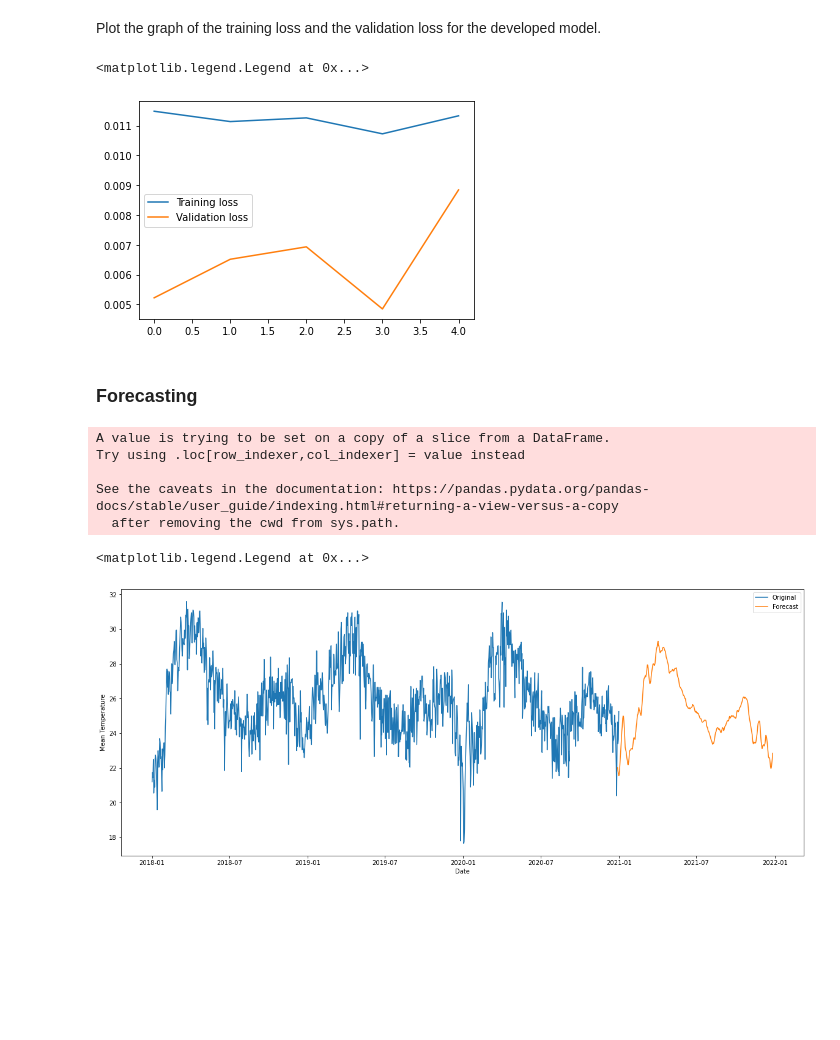
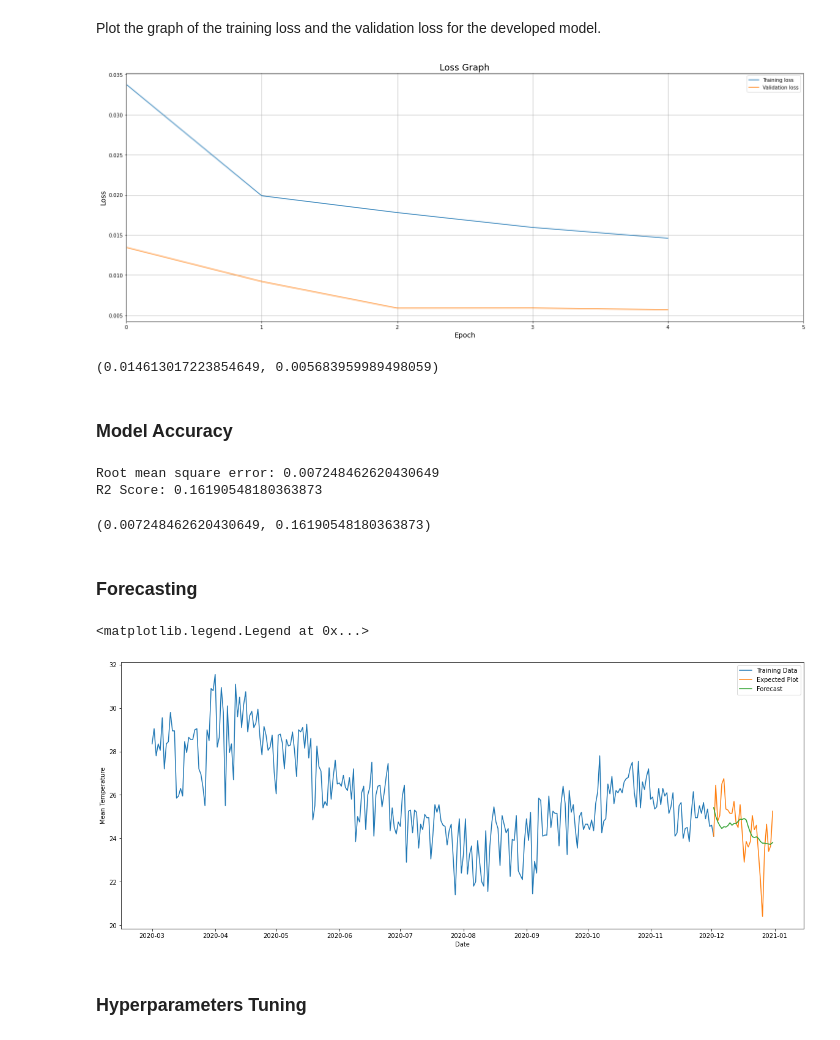
Before and after one commit to olanrewajufarooq/WeatherForecast-LSTMModel, a Jupyter notebook: WeatherForecast-LSTM.ipynb, the cells around one changed output. Drawn from its saved outputs; the diff is of its cells as text; code cells hidden in the pictures; blank space fills up the shorter version.

Commit message:
Model HyperParameter Tuning Commencement

```diff
--- a/WeatherForecast-LSTM.ipynb
+++ b/WeatherForecast-LSTM.ipynb
@@ -106,3 +118,3 @@ def train_test_data_for_lstm(data, n_past, n_future=1, view_shape=False):
 # %%
-trainX, trainY = train_test_data_for_lstm(data_array, 28, 1, True)
+(trainX, trainY), (testX, testY) = train_test_data_for_lstm(data_array, 21, 1, 30, True)
 # %% [output]
@@ -111,10 +126,15 @@ trainY shape == (1068, 1).
 # %%
 model = Sequential()
-model.add(LSTM(64, activation='relu', input_shape=(trainX.shape[1], trainX.shape[2]), return_sequences=True))
-model.add(LSTM(32, activation='relu', return_sequences=False))
+model.add(Conv1D(filters=32, kernel_size=3, strides=1, padding="causal", activation="relu", input_shape=(trainX.shape[1], trainX.shape[2])))
+model.add(Bidirectional(LSTM(50, activation='relu', return_sequences=True)))
+model.add(Bidirectional(LSTM(50, activation='relu', return_sequences=True)))
+model.add(Bidirectional(LSTM(50, activation='relu', return_sequences=False)))
+model.add(Dropout(0.2))
+model.add(Dense(50))
+model.add(Dropout(0.2))
+model.add(Dense(25))
 model.add(Dropout(0.2))
 model.add(Dense(trainY.shape[1]))
-
 model.compile(optimizer='adam', loss='mse')
 model.summary()
 # %% [output]
@@ -137,3 +167,3 @@ _________________________________________________________________
 # %%
-weather_model = model.fit(trainX, trainY, epochs=5, batch_size=16, validation_split=0.1, verbose=1)
+weather_model = model.fit(trainX, trainY, epochs=5, batch_size=8, validation_split=0.1, verbose=1)
 # %% [output]
@@ -151,9 +181,25 @@ Epoch 5/5
 # %% [markdown]
 Plot the graph of the training loss and the validation loss for the developed model.
 # %%
+plt.figure(figsize=(20, 8))
+
 plt.plot(weather_model.history['loss'], label='Training loss')
 plt.plot(weather_model.history['val_loss'], label='Validation loss')
+
+plt.title('Loss Graph', fontsize=18)
+plt.xlabel('Epoch', fontsize=14)
+plt.ylabel('Loss', fontsize=14)
 plt.legend()
+
+plt.xlim(0, len(weather_model.history['val_loss']))
+
+plt.tight_layout()
+plt.grid(True)
 # %% [output]
-<matplotlib.legend.Legend at 0x...>
-[figure, old version]
+[figure, new version]
+# %%
+min(weather_model.history['loss']), min(weather_model.history['val_loss'])
+# %% [output]
+(0.014613017223854649, 0.005683959989498059)
+# %% [markdown]
+### Model Accuracy
@@ -160,3 +220,9 @@ plt.legend()
+# %%
+model_accuracy(model, testX, testY, True)
+# %% [output]
+Root mean square error: 0.007248462620430649
+R2 Score: 0.16190548180363873
+(0.007248462620430649, 0.16190548180363873)
 # %% [markdown]
 ### Forecasting
 # %%
@@ -171,19 +237,23 @@ y_pred_future = scaler.inverse_transform(forecast_copies)[:, -1]
 # %%
-before_predict_df = data_df[['Date', 'Mean Temperature']]
-predict_df = pd.DataFrame({'Date':np.array(forecast_dates), 'Mean Temperature':y_pred_future})
+train_df = pd.DataFrame({'Date':np.array(data_df['Date'][0:-n_future+1]), 'Mean Temperature':np.array(data_df['Mean Temperature'][0:-n_future+1])})
+test_df = pd.DataFrame({'Date':np.array(data_df['Date'][-n_future:]), 'Mean Temperature':np.array(data_df['Mean Temperature'][-n_future:])})
+predict_df = pd.DataFrame({'Date':np.array(forecast_dates), 'Mean Temperature':y_pred})
 
-before_predict_df['Date'] = pd.to_datetime(before_predict_df['Date'])
+train_df['Date'] = pd.to_datetime(train_df['Date'])
+test_df['Date'] = pd.to_datetime(test_df['Date'])
 predict_df['Date'] = pd.to_datetime(predict_df['Date'])
 
+train_df = train_df.loc[train_df['Date'] >= '2020-3-1']
+
+
 plt.figure(figsize=(20, 8))
-sb.lineplot(before_predict_df['Date'], before_predict_df['Mean Temperature'])
+sb.lineplot(train_df['Date'], train_df['Mean Temperature'])
+sb.lineplot(test_df['Date'], test_df['Mean Temperature'])
 sb.lineplot(predict_df['Date'], predict_df['Mean Temperature'])
-plt.legend(['Original', 'Forecast'])
+
+plt.legend(['Training Data', 'Expected Plot', 'Forecast'])
 # %% [output]
-A value is trying to be set on a copy of a slice from a DataFrame.
-Try using .loc[row_indexer,col_indexer] = value instead
-
-See the caveats in the documentation: https://pandas.pydata.org/pandas-docs/stable/user_guide/indexing.html#returning-a-view-versus-a-copy
-  after removing the cwd from sys.path.
+<matplotlib.legend.Legend at 0x...>
-<matplotlib.legend.Legend at 0x...>
-[figure, old version]
+[figure, new version]
+# %% [markdown]
+### Hyperparameters Tuning
```
Also changed, not shown: parts of 13 cells of this notebook.
